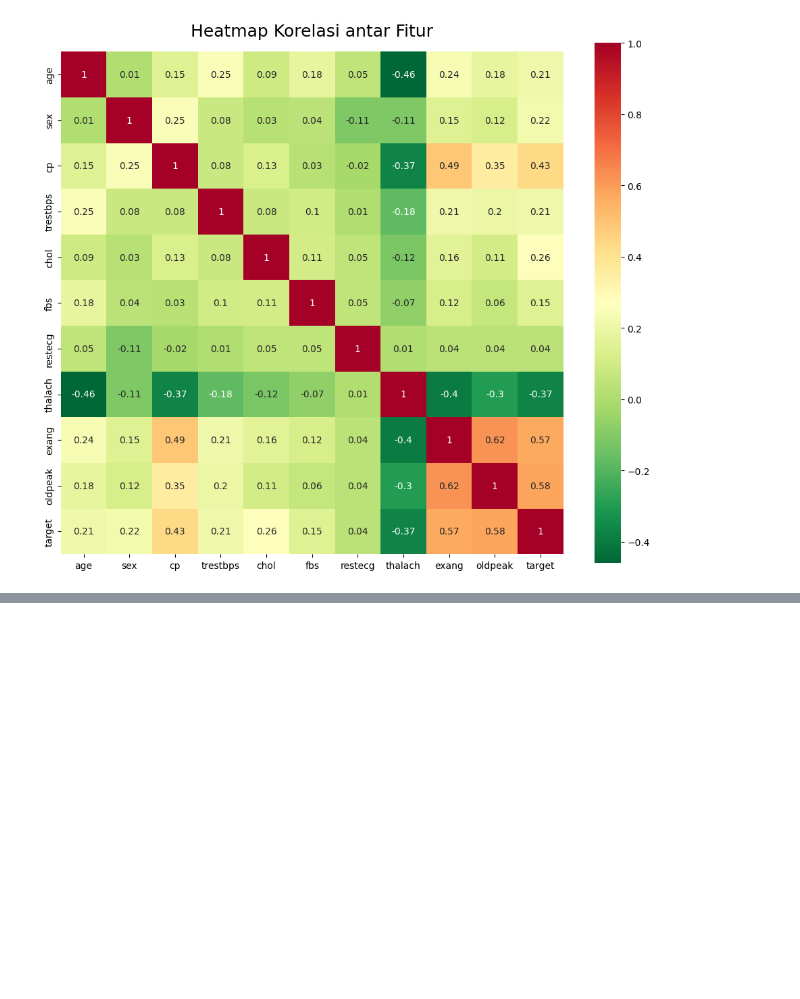
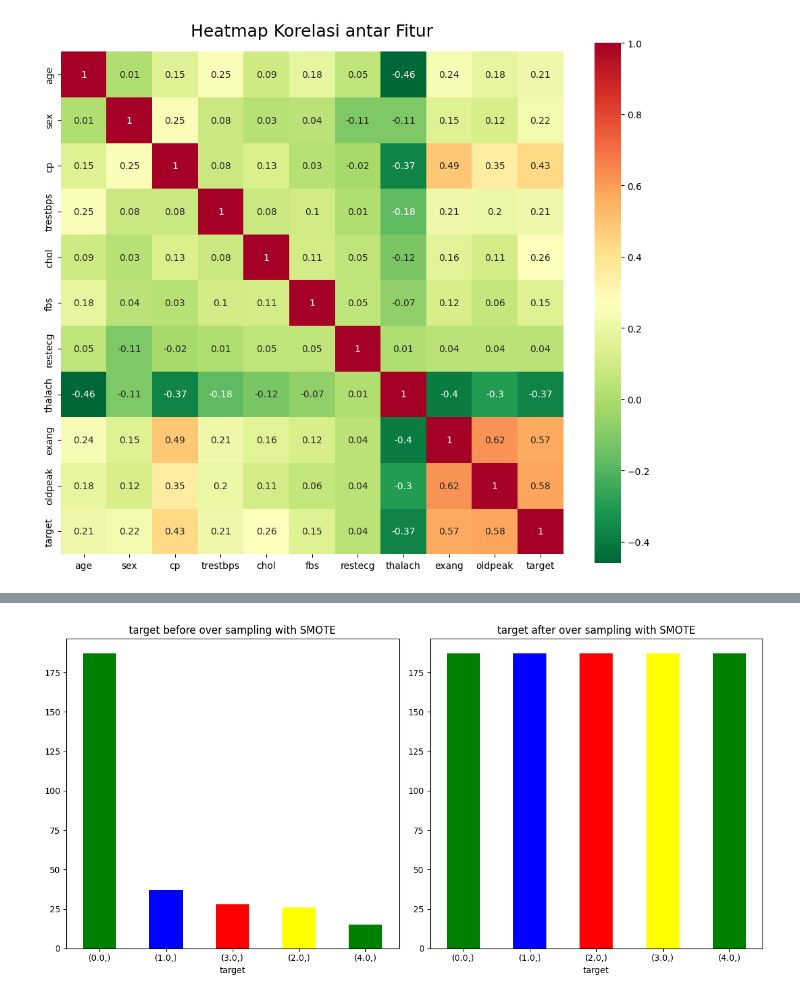
Before and after one commit to drchmsyh/BENGKOD-CAPSTONE-DS, a Jupyter notebook: bengkod_capstone.ipynb, the cells around one changed output, grey strips where cells are left out. Drawn from its saved outputs; the diff is of its cells as text; code cells hidden in the pictures; blank space fills up the shorter version.

```diff
--- a/bengkod_capstone.ipynb
+++ b/bengkod_capstone.ipynb
@@ -282,0 +295,13 @@ plt.show()
+# %%
+smote = SMOTE(random_state=42)
+X_res, y_res = smote.fit_resample(X, y)
+# %%
+target_before_smote = pd.DataFrame(data=y)
+print(f"target_before_smote")
+print(target_before_smote.value_counts())
+print(f'Jumlah Data Sebelum SMOTE : {len(target_before_smote)}')
+
+target_after_smote = pd.DataFrame(data=y_res)
+print(f"\ntarget_after_smote")
+print(target_after_smote.value_counts())
+print(f'Jumlah Data Sesudah SMOTE : {len(target_after_smote)}')
@@ -282,0 +328,15 @@ plt.show()
+# %%
+plt.subplot(1,2,1)
+target_before_smote.value_counts().plot(kind='bar', figsize=(12,6), color=['green', 'blue', 'red', 'yellow'])
+plt.title('target before over sampling with SMOTE')
+plt.xticks(rotation=0);
+
+plt.subplot(1,2,2)
+target_after_smote.value_counts().plot(kind='bar', figsize=(12,6), color=['green', 'blue', 'red', 'yellow'])
+plt.title('target after over sampling with SMOTE')
+plt.xticks(rotation=0);
+
+plt.tight_layout()
+plt.show()
+# %% [output]
+[figure, added]
```
Also changed, not shown: parts of 16 cells of this notebook.
